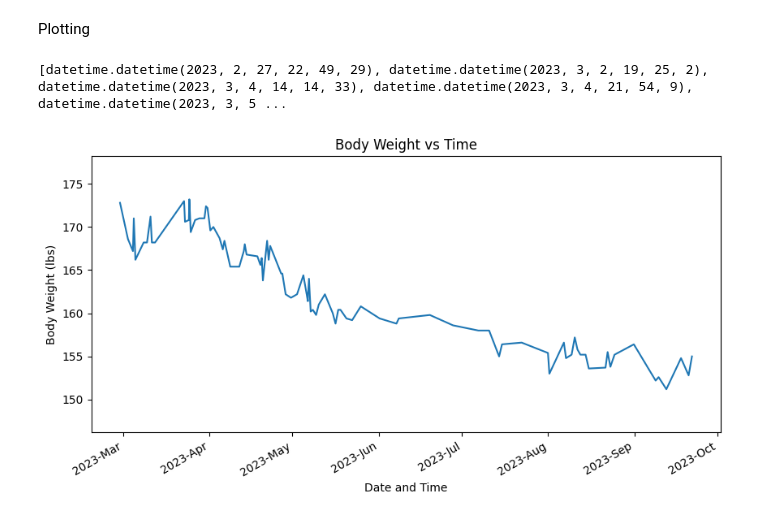
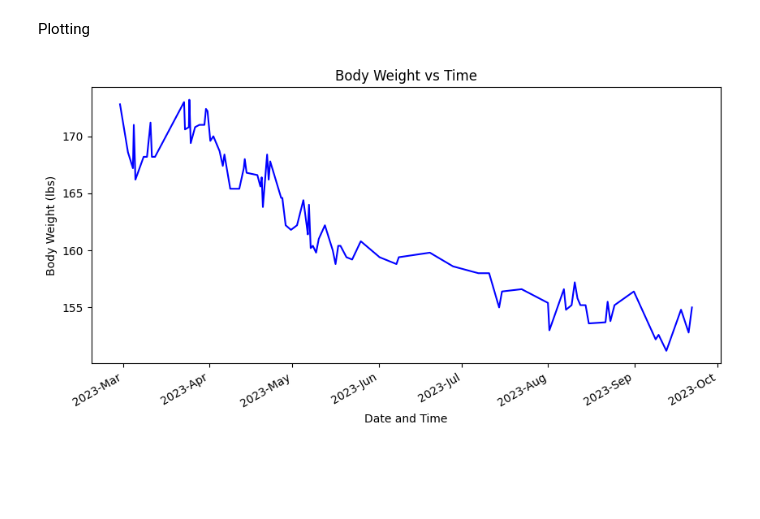
Before and after one commit to sdimov2/gym-log, a Jupyter notebook: gym-log.ipynb, the cells around one changed output. Cells and saved outputs as stored; diff of their text form; code cells hidden in the pictures; blank space fills up the shorter version.

Commit message:
updated graph features to include alex's data testing

```diff
--- a/gym-log.ipynb
+++ b/gym-log.ipynb
@@ -141,58 +141,61 @@ Plotting
 #x = [datetime.strptime(row[0], '%m/%d/%Y %H:%M:%S') for row in rows_body_weight]
 
 #y = [float(row[8]) for row in rows_body_weight]
-y = []
-x = []
-for child in users.get_child("user0").get_child("data").children:
-    if child.get_child("body_weight").value != None:
-        y.append(child.get_child("body_weight").value)
-        x.append(datetime.strptime(child.get_child("timestamp").value, '%m/%d/%Y %H:%M:%S'))
 
-
-print(x)
-
-
-body_weights = [(datetime.strptime(row[0], '%m/%d/%Y %H:%M:%S'),float(row[8])) for row in rows_body_weight]
-
-
-body_weights
-
-# Assuming you have lists 'dates' and 'values'
-#sorted_data = sorted(zip(dates, body_weights))
-#dates, body_weights = zip(*sorted_data)
+def get_coord_pairs_from_user(user, criteria):
+    coord_pairs = []
+    x = []
+    y = []
+    for child in users.get_child(user).get_child("data").children:
+        if child.get_child(criteria).value != None:
+            coord_pairs.append([datetime.strptime(child.get_child("timestamp").value, '%m/%d/%Y %H:%M:%S'),child.get_child("body_weight").value])
+            x.append(datetime.strptime(child.get_child("timestamp").value, '%m/%d/%Y %H:%M:%S'))
+            y.append(child.get_child(criteria).value)
+    return coord_pairs, x, y
 
 # Create the plot
 fig, ax = plt.subplots(figsize=(10, 5))
 # Set locator for x-axis
 #ax.xaxis.set_major_locator(MaxNLocator(nbins=12))
 # Set locator for y-axis
 #ax.yaxis.set_major_locator(MaxNLocator(nbins=10))
 #ax.xaxis.set_major_locator(mdates.MonthLocator(bymonth=(1, 7)))
 #ax.xaxis.set_minor_locator(mdates.MonthLocator())
 # Text in the x-axis will be displayed in 'YYYY-mm' format.
 ax.xaxis.set_major_formatter(mdates.DateFormatter('%Y-%b'))
 # Rotates and right-aligns the x labels so they don't crowd each other.
 for label in ax.get_xticklabels(which='major'):
     label.set(rotation=30, horizontalalignment='right')
 
-plt.ylim(min(y)-5, max(y)+5)
+#print(get_coord_pairs_from_user("user0"))
+#plt.ylim(min(get_coord_pairs_from_user("user0", "body_weight")[2])-5, max(get_coord_pairs_from_user("user0", "body_weight")[2])+5)
 #plt.yticks([25,50,75,100,125,150,175,200,225,250])
 
-plt.plot(x, y)
+x = []
+y = []
+x = get_coord_pairs_from_user("user0", "body_weight")[1]
+y = get_coord_pairs_from_user("user0", "body_weight")[2]
+
+plt.plot(x, y, 'b')
+
+#alex
+#x = get_coord_pairs_from_user("user1", "body_weight")[1]
+#y = get_coord_pairs_from_user("user1", "body_weight")[2]
+
+#plt.plot(x, y, 'go')
 
 # Set labels and title
 plt.xlabel('Date and Time')
 plt.ylabel('Body Weight (lbs)')
 plt.title('Body Weight vs Time')
 
 # Format x-axis date
 plt.gcf().autofmt_xdate()  # Rotate date labels for better visibility
 
 # Show the plot
 #plt.show()
 # %% [output]
-[datetime.datetime(2023, 2, 27, 22, 49, 29), datetime.datetime(2023, 3, 2, 19, 25, 2), datetime.datetime(2023, 3, 4, 14, 14, 33), datetime.datetime(2023, 3, 4, 21, 54, 9), datetime.datetime(2023, 3, 5 ...
-[figure, old version]
+[figure, new version]
 # %%
 sheet_id = '1CxCLvg2CGSHYNWskSa8JlBOPmF4th4XPEQQfy6AouYw'
 xls = pd.ExcelFile(f"https://docs.google.com/spreadsheets/d/{sheet_id}/export?format=xlsx")
```
Also changed, not shown: parts of 1 cell of this notebook.
